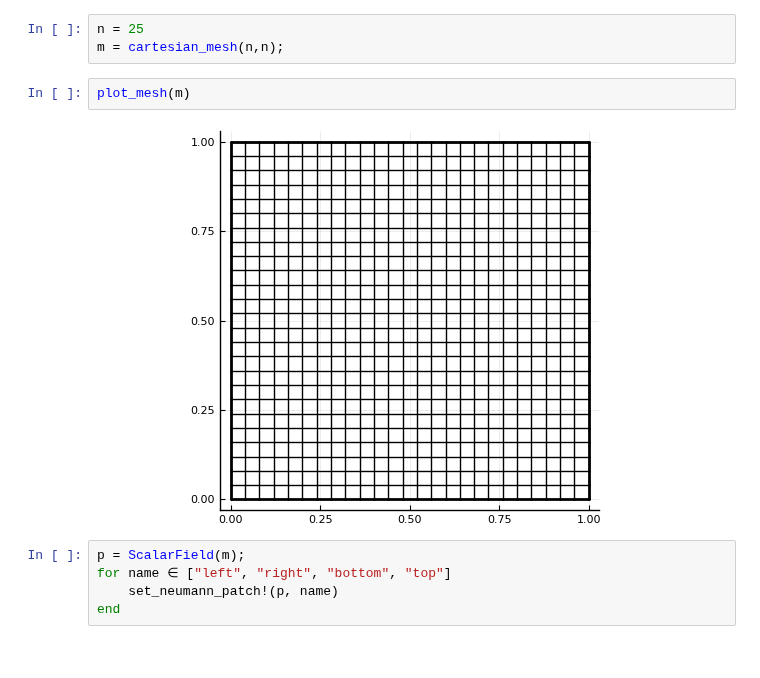
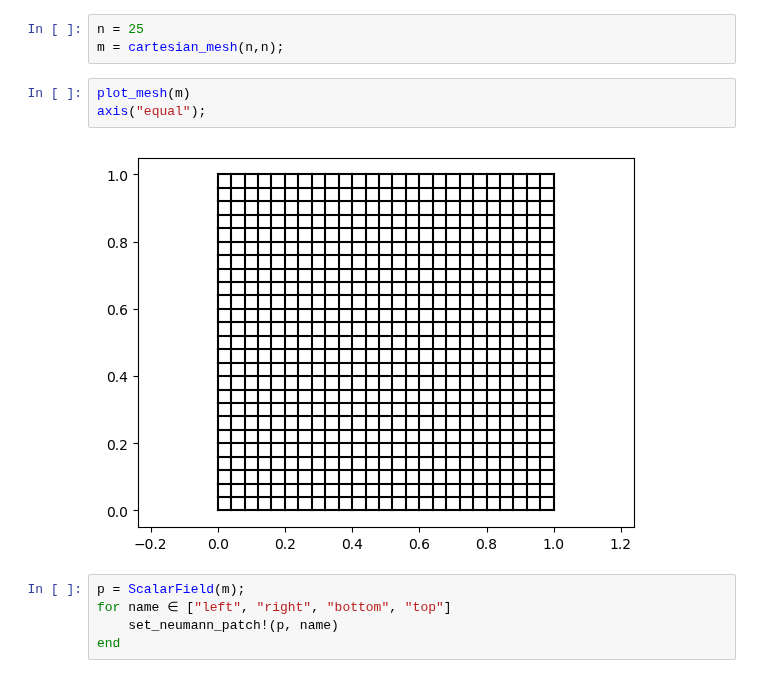
Before and after one commit to furstj/NSP, a Jupyter notebook: lessons/03_stokes.ipynb, the cells around one changed output. Drawn from its saved outputs; the diff is of its cells as text.

```diff
--- a/lessons/03_stokes.ipynb
+++ b/lessons/03_stokes.ipynb
@@ -25,8 +24,9 @@ n = 25
 m = cartesian_mesh(n,n);
 # %%
 plot_mesh(m)
+axis("equal");
 # %% [output]
-[figure, old version]
+[figure, new version]
 # %%
 p = ScalarField(m);
 for name ∈ ["left", "right", "bottom", "top"]
```
Also changed, not shown: parts of 13 cells of this notebook, 5 other files.
